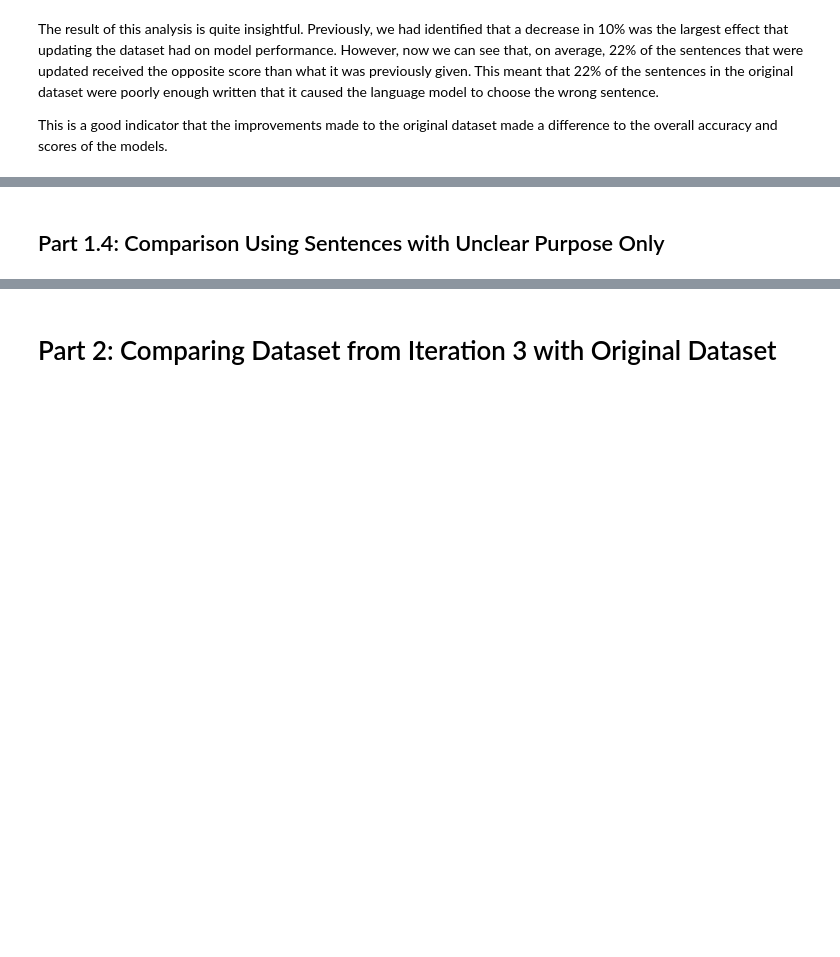
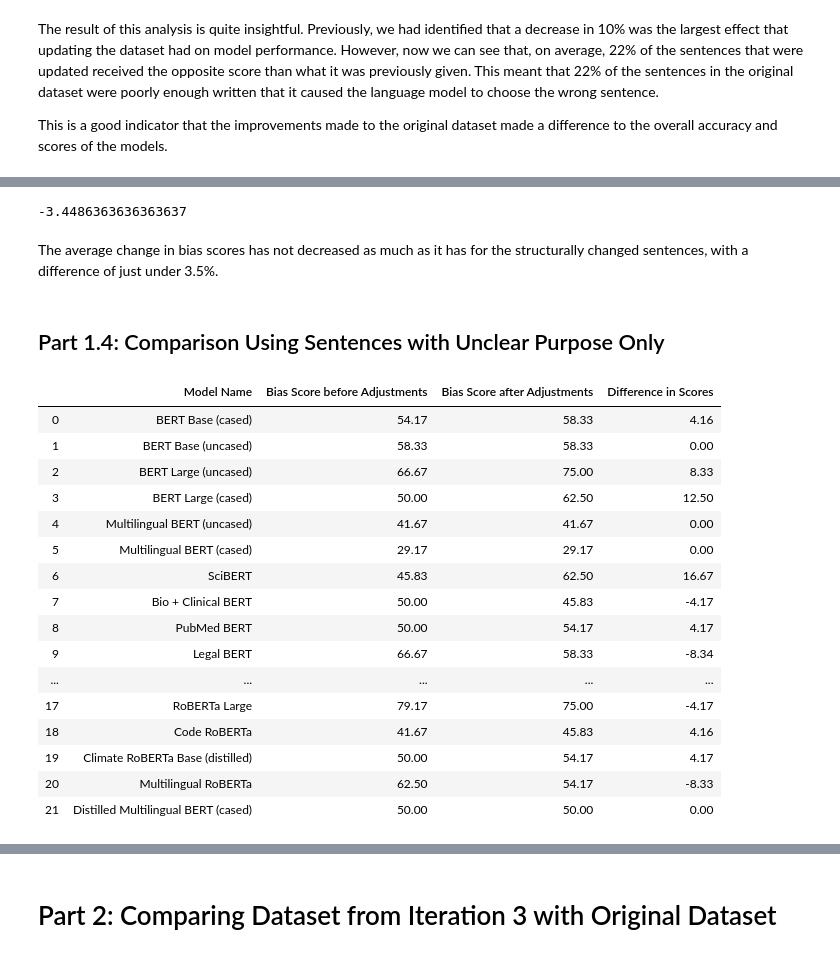
Before and after one commit to laramurphyyx/Visualisation-Tool-for-Social-Bias-in-NLP-Models, a Jupyter notebook: Analysis - Comparison of Original and Updated Datasets.ipynb, the cells around one changed output, grey strips where cells are left out. Cells and saved outputs as stored; diff of their text form; code cells hidden in the pictures; blank space fills up the shorter version.

```diff
--- a/Analysis - Comparison of Original and Updated Datasets.ipynb
+++ b/Analysis - Comparison of Original and Updated Datasets.ipynb
@@ -389,3 +531,41 @@ This is a good indicator that the improvements made to the original dataset made
+# %%
+sum(model_scores_df['Difference in Scores'])/22
+# %% [output]
+-3.4486363636363637
+# %% [markdown]
+The average change in bias scores has not decreased as much as it has for the structurally changed sentences, with a difference of just under 3.5%.
 # %% [markdown]
 <a id='purpose'></a>
 ## Part 1.4: Comparison Using Sentences with Unclear Purpose Only
+# %%
+model_scores_df = pd.DataFrame(
+    columns=[
+        'Model Name',
+        'Bias Score before Adjustments',
+        'Bias Score after Adjustments',
+        'Difference in Scores'],
+    dtype=object)
+
+for model in all_models:
+    model_score_entry = pd.DataFrame(get_before_after_scores(model, errors_sentence_purpose_ids))
+    model_scores_df = pd.concat([model_scores_df, model_score_entry], ignore_index=True)
+# %%
+model_scores_df
+# %% [output]
+|  | Model Name | Bias Score before Adjustments | Bias Score after Adjustments | Difference in Scores |
+| 0 | BERT Base (cased) | 54.17 | 58.33 | 4.16 |
+| 1 | BERT Base (uncased) | 58.33 | 58.33 | 0.00 |
+| 2 | BERT Large (uncased) | 66.67 | 75.00 | 8.33 |
+| 3 | BERT Large (cased) | 50.00 | 62.50 | 12.50 |
+| 4 | Multilingual BERT (uncased) | 41.67 | 41.67 | 0.00 |
+| 5 | Multilingual BERT (cased) | 29.17 | 29.17 | 0.00 |
+| 6 | SciBERT | 45.83 | 62.50 | 16.67 |
+| 7 | Bio + Clinical BERT | 50.00 | 45.83 | -4.17 |
+| 8 | PubMed BERT | 50.00 | 54.17 | 4.17 |
+| 9 | Legal BERT | 66.67 | 58.33 | -8.34 |
+| ... | ... | ... | ... | ... |
+| 17 | RoBERTa Large | 79.17 | 75.00 | -4.17 |
+| 18 | Code RoBERTa | 41.67 | 45.83 | 4.16 |
+| 19 | Climate RoBERTa Base (distilled) | 50.00 | 54.17 | 4.17 |
+| 20 | Multilingual RoBERTa | 62.50 | 54.17 | -8.33 |
+| 21 | Distilled Multilingual BERT (cased) | 50.00 | 50.00 | 0.00 |
```
Also changed, not shown: parts of 16 cells of this notebook.
